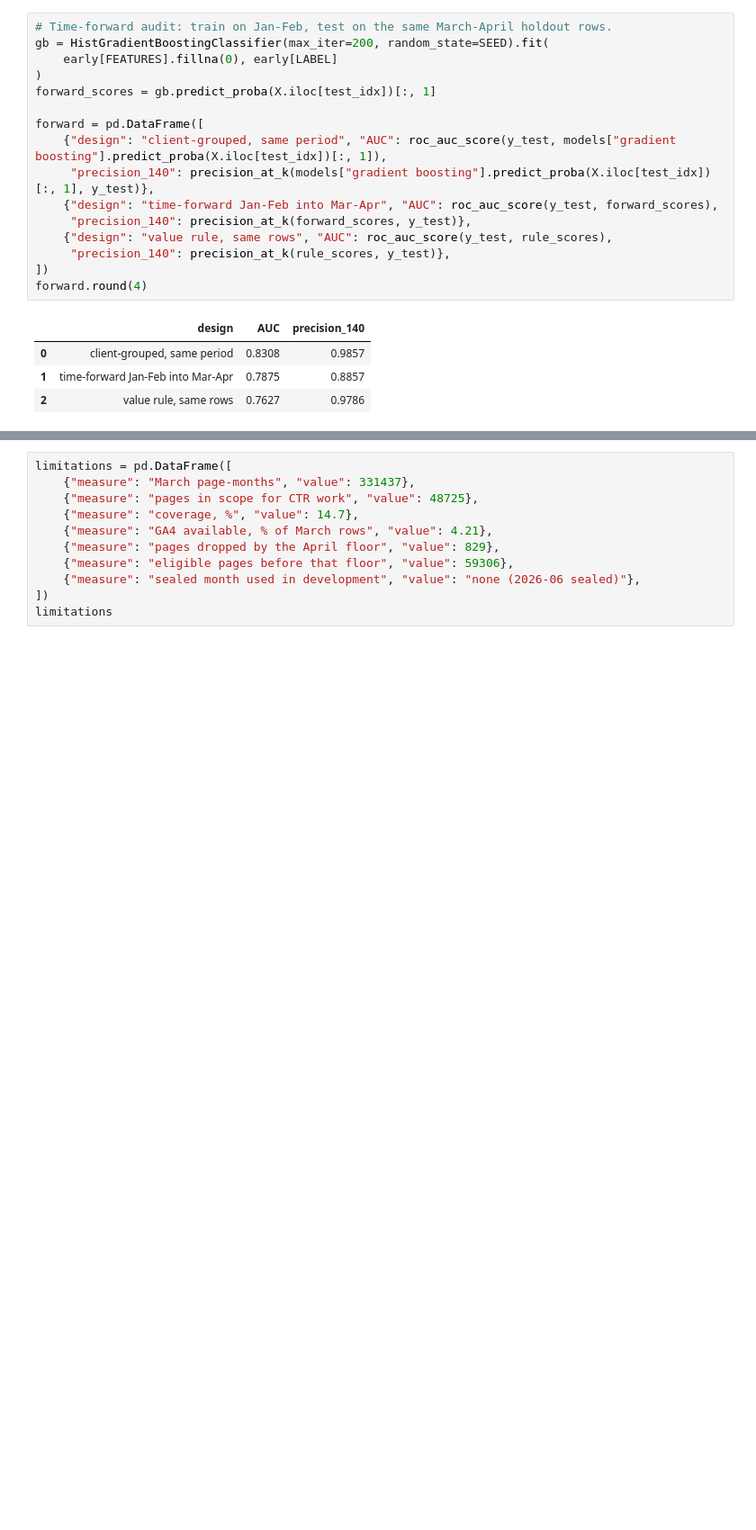
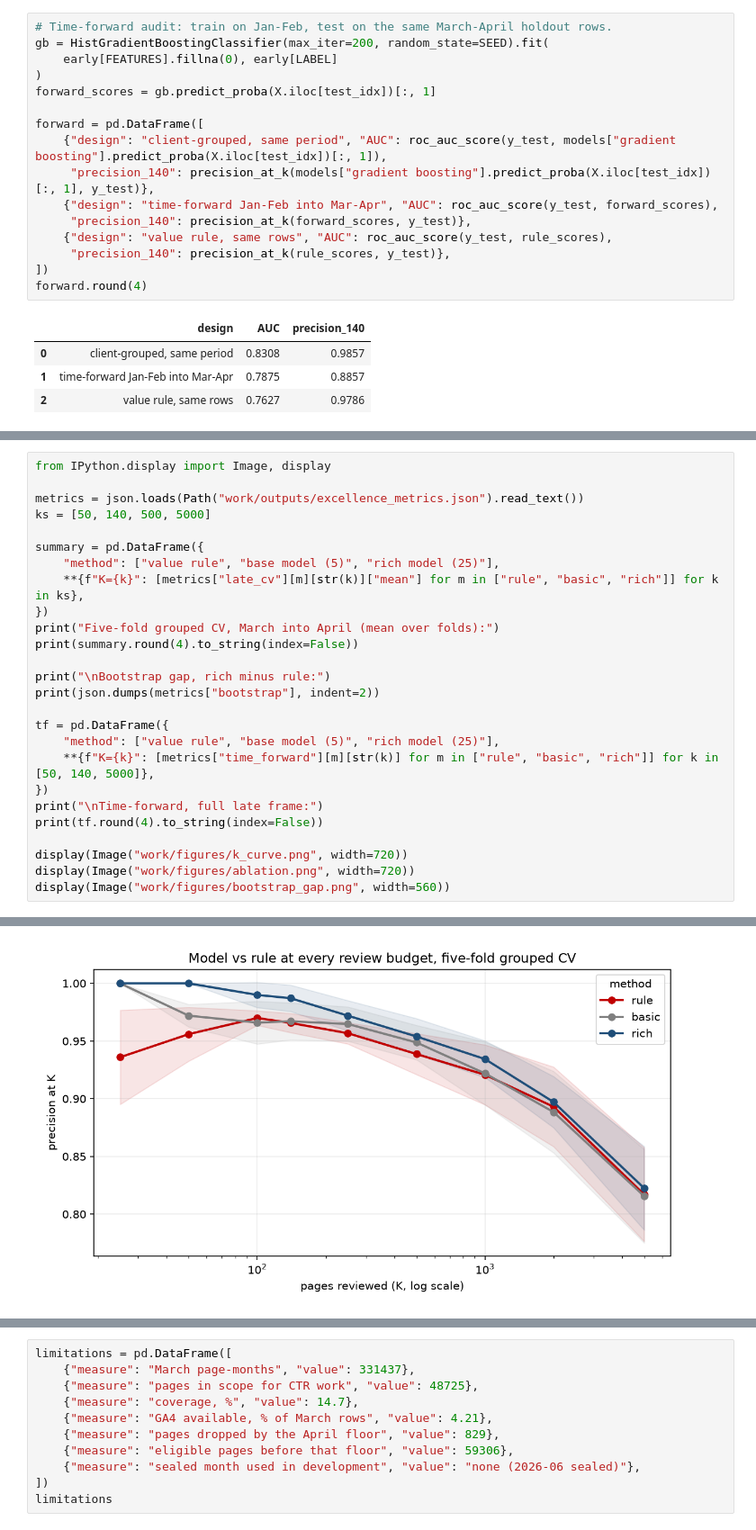
Before and after one commit to 8-BitRhyon/flyrank-ml-internship, a Jupyter notebook: work/notebooks/capstone.ipynb, the cells around one changed output, grey strips where cells are left out. Shown at 90% size. Cells and saved outputs as stored; diff of their text form; blank space fills up the shorter version.

Commit message:
Add a 25-feature model, budget curve, and bootstrap to the capstone

```diff
--- a/work/notebooks/capstone.ipynb
+++ b/work/notebooks/capstone.ipynb
@@ -301,0 +312,27 @@ forward.round(4)
+# %%
+from IPython.display import Image, display
+
+metrics = json.loads(Path("work/outputs/excellence_metrics.json").read_text())
+ks = [50, 140, 500, 5000]
+
+summary = pd.DataFrame({
+    "method": ["value rule", "base model (5)", "rich model (25)"],
+    **{f"K={k}": [metrics["late_cv"][m][str(k)]["mean"] for m in ["rule", "basic", "rich"]] for k in ks},
+})
+print("Five-fold grouped CV, March into April (mean over folds):")
+print(summary.round(4).to_string(index=False))
+
+print("\nBootstrap gap, rich minus rule:")
+print(json.dumps(metrics["bootstrap"], indent=2))
+
+tf = pd.DataFrame({
+    "method": ["value rule", "base model (5)", "rich model (25)"],
+    **{f"K={k}": [metrics["time_forward"][m][str(k)] for m in ["rule", "basic", "rich"]] for k in [50, 140, 5000]},
+})
+print("\nTime-forward, full late frame:")
+print(tf.round(4).to_string(index=False))
+
+display(Image("work/figures/k_curve.png", width=720))
+display(Image("work/figures/ablation.png", width=720))
+display(Image("work/figures/bootstrap_gap.png", width=560))
+# %% [output]
@@ -301,0 +356 @@ forward.round(4)
+[figure, added]
```
Also changed, not shown: parts of 6 cells of this notebook, 13 other files.
